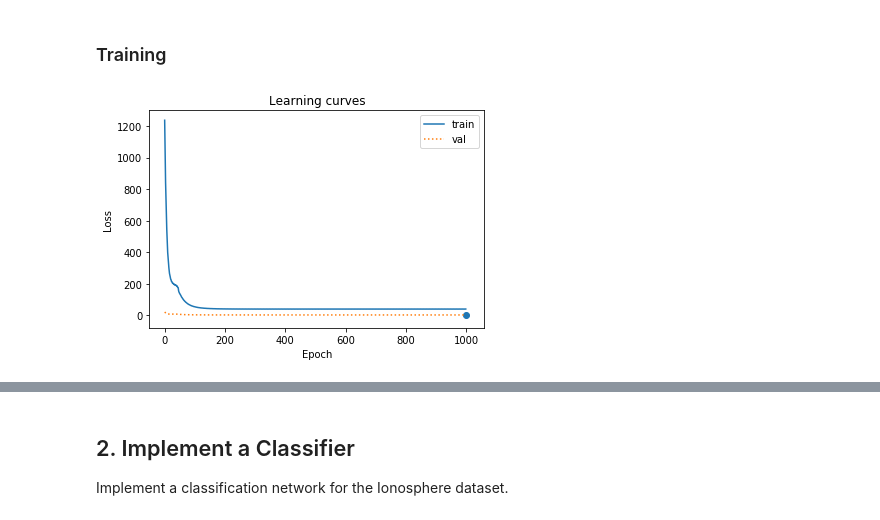
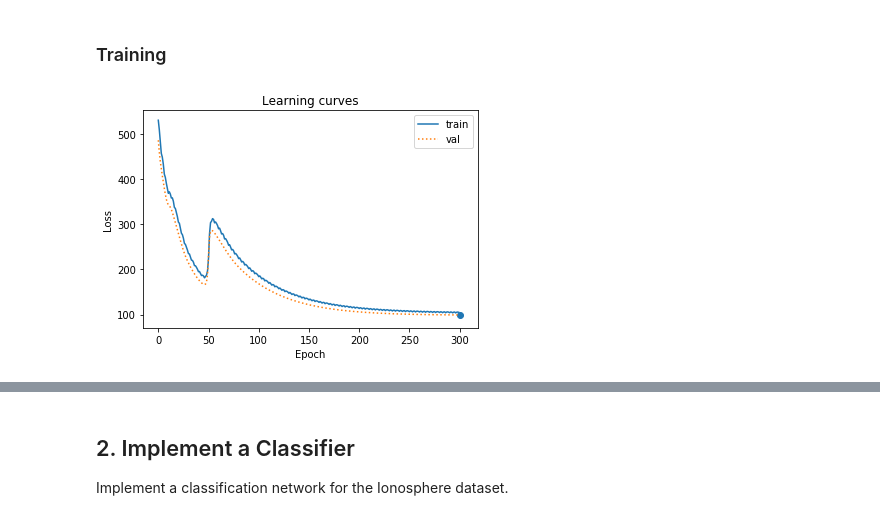
Before and after one commit to bugerry87/fcnn_scratch, a Jupyter notebook: NeuralNetwork.ipynb, the cells around one changed output, grey strips where cells are left out. Saved outputs shown, nothing was run; the diff lists cells and outputs as text; code cells hidden in the pictures.

```diff
--- a/NeuralNetwork.ipynb
+++ b/NeuralNetwork.ipynb
@@ -182,12 +189,18 @@ $$
 # %%
 import numpy as np
 class SOS:
-    f = lambda t,y: np.sum(np.power(t - y, 2))
-    d = lambda t,y: (t - y) * 2
+    def f(t, y):
+        return np.sum(np.power(t - y, 2))
+
+    def d(t, y):
+        return (t - y) * 2
 
 class RMS:
-    f = lambda t,y: np.power(SOS.f(t, y) / t.size, 0.5)
-    d = lambda t,y: (SOS.d(t, y) / t.size) * 0.5
+    def f(t, y):
+        return np.power(SOS.f(t, y) / t.size, 0.5)
+
+    def d(t, y):
+        return (SOS.d(t, y) / t.size) * 0.5
 
 #test
 print("SOS.f", SOS.f(np.array([1,-2,5,-5,0]), np.array([1,-1,5,-10,0])))
@@ -203,6 +216,10 @@ RMS.d [ 0.  -0.2  0.   1.   0. ]
 ## Load and prepare Energy Efficiency Data
 # %%
 import numpy as np
+
+#fix the random seed for the reproducibility.
+#another hyper-param
+np.random.seed(15)
 
 def unpack_EE_data():
     raw = np.genfromtxt('EnergyEfficiency_data.csv', skip_header=1, delimiter=',')
@@ -223,20 +240,16 @@ def unpack_EE_data():
     data[:,15:] = raw[:,8:]    #heat, cold
     return data, N
 
-#fix the random seed for the reproducibility.
-#another hyper-param
-np.random.seed(15)
-
 def gen_EE_data(data, epochs, batch_size, with_trails=False):
     step = 0
     N = data.shape[0]
     X = np.zeros((batch_size, 15))
-    T = np.zeros((batch_size, 2))
+    T = np.zeros((batch_size, 1))
     for e in range(epochs):
         for n in range(N):
             i = int(step % batch_size)
             X[i] = data[n,:15]
-            T[i] = data[n,-2:]
+            T[i] = data[n,-2]
             step += 1
             is_trail = not with_trails and n+batch_size >= N
             if not step % batch_size:
@@ -304,35 +317,34 @@ def init_network(epochs, batch_size):
         lambda: gen_EE_data(train, epochs, batch_size),
         lambda: gen_EE_data(val, 1, 1),
         SOS,
-        RMS
+        SOS
     )
 
-    nn.In = FcLayer(init_params(15, 20, scale=2),
+    nn.In = FcLayer(init_params(15, 20, scale=1),
                   Sigmoid,
                   nn.gen_input,
                   None,
-                  clipping=True
+                  clipping=1
                  )
 
     nn.Fc1 = FcLayer(init_params(20, 10, scale=2),
                   Sigmoid,
                   nn.In.poll_forward,
                   nn.In.push_backward,
-                  clipping=True
+                  clipping=1
                  )
 
     nn.Fc2 = FcLayer(init_params(10, 10, scale=2),
                   Sigmoid,
                   nn.Fc1.poll_forward,
                   nn.Fc1.push_backward,
-                  clipping=True
+                  clipping=1
                  )
 
-    nn.Out = FcLayer(init_params(10, 2, scale=1),
+    nn.Out = FcLayer(init_params(10, 1, scale=1),
                   Linear,
                   nn.Fc2.poll_forward,
-                  nn.Fc2.push_backward,
-                  clipping=True
+                  nn.Fc2.push_backward
                  )
 
     # let's map the model to a dictionery for easy access
@@ -371,7 +383,7 @@ def copy(nn, model):
     '''
     for k,v in model.items():
         layer = getattr(nn, k)
-        model[k] = (layer.w.copy(), layer.b.copy())
+        model[k] = (layer.w.copy(), 0 if layer.b is 0 else layer.b.copy())
     pass
 
 def save(model, name):
@@ -398,7 +410,7 @@ load(nn, "test.pkl")
 # %%
 import numpy as np
 #Setup some hyper-parameters
-epochs = 1000
+epochs = 300
 batch_size = 10
 lr = 1e-5
 lr_dec = 1e-5
@@ -419,31 +431,31 @@ def run_training(nn, lr, lr_dec):
         if nn.epoch > epoch:
             loss = 0
             epoch = nn.epoch
 
             for Zv in nn.val(nn.Out):
                 loss += Zv / val.shape[0]
 
             if best_loss is None or loss < best_loss:
                 best_loss = loss
                 best_epoch = epoch
                 copy(nn, nn.model)
 
             validation.append(loss)
             training.append(cost)
             cost = 0
     return training, validation, best_epoch, best_loss
 
 training, validation, best_epoch, best_loss = run_training(nn, lr, lr_dec)
 save(nn.model, "checkpoint.pkl")
 ax = plt.figure().subplots(1)
 ax.plot(range(nn.epoch), training, label='train')
 ax.plot(range(nn.epoch), validation, ':', label='val')
 ax.scatter(best_epoch, best_loss)
 ax.set_xlabel("Epoch")
 ax.set_ylabel("Loss")
 plt.title("Learning curves")
 plt.legend()
 plt.show()
 print("Best Epoch:", best_epoch, "with a Loss of:", best_loss)
 # %% [output]
-[figure, old version]
+[figure, new version]
```
Also changed, not shown: parts of 7 cells of this notebook.
